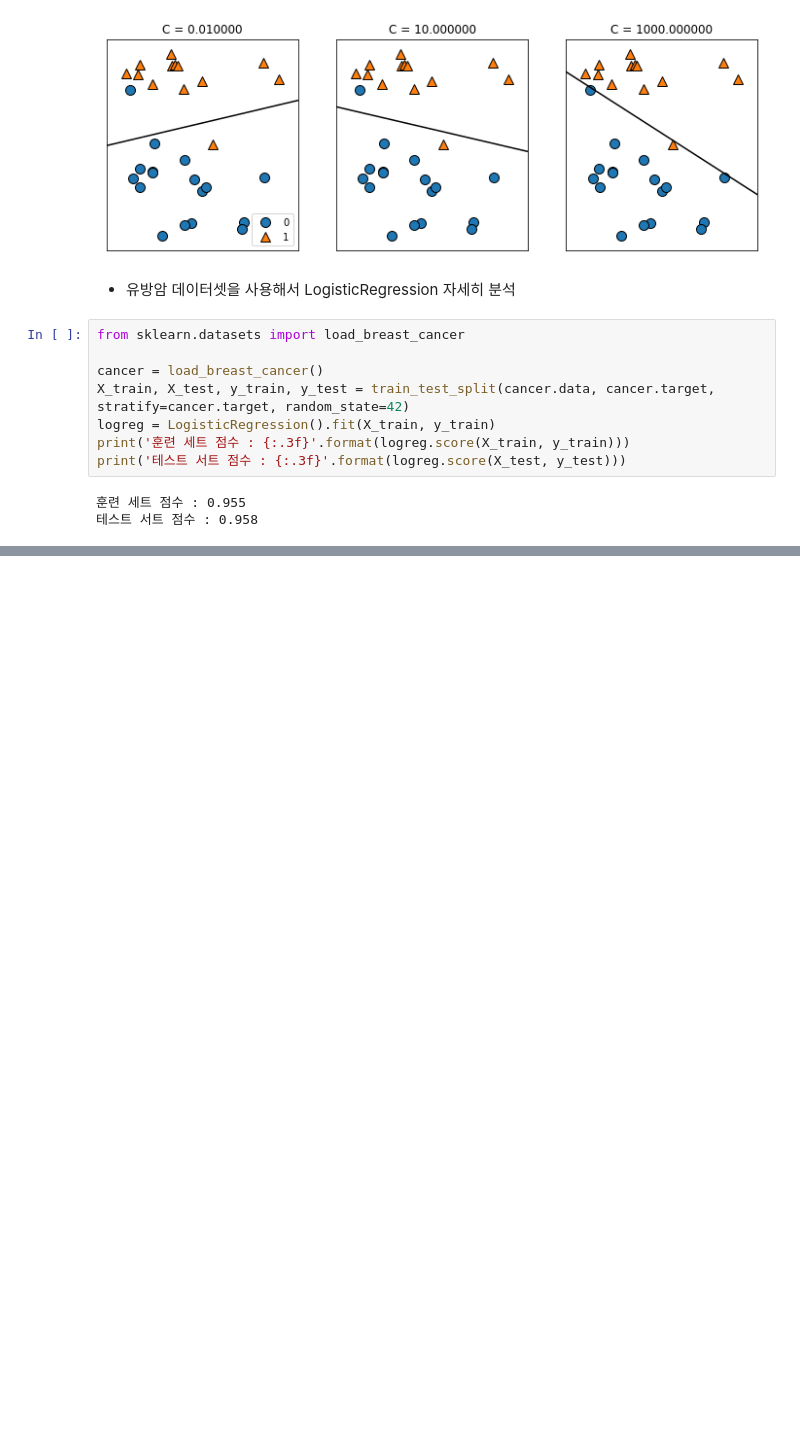
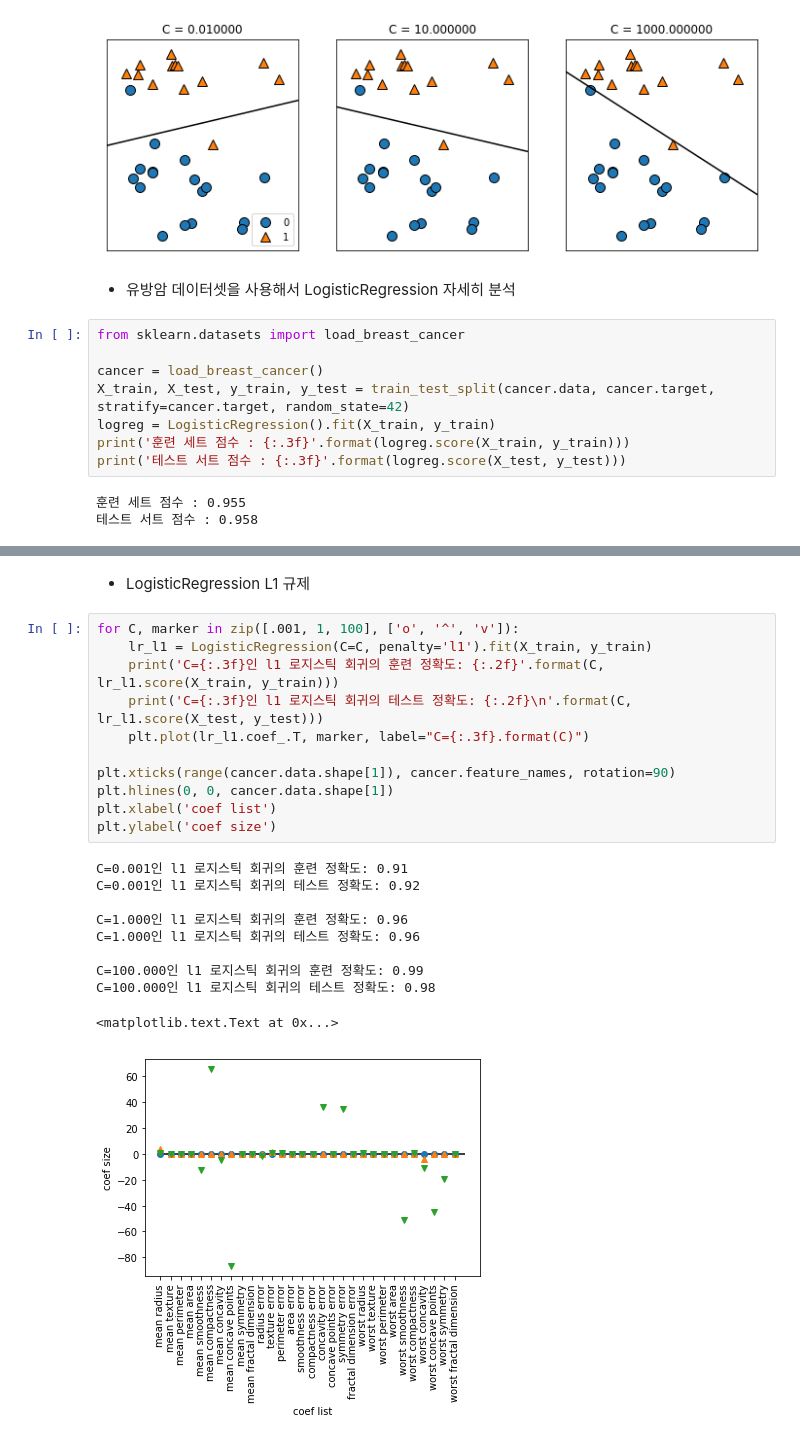
Before and after one commit to sooooner/ML_whit_python, a Jupyter notebook: ML_with_python_CH2_linear.ipynb, the cells around one changed output, grey strips where cells are left out. Saved outputs shown, nothing was run; the diff lists cells and outputs as text; blank space fills up the shorter version.

```diff
--- a/ML_with_python_CH2_linear.ipynb
+++ b/ML_with_python_CH2_linear.ipynb
@@ -234,0 +264,24 @@ print('테스트 서트 점수 : {:.3f}'.format(logreg.score(X_test, y_test)))
+# %% [markdown]
++ LogisticRegression L1 규제
+# %%
+for C, marker in zip([.001, 1, 100], ['o', '^', 'v']):
+    lr_l1 = LogisticRegression(C=C, penalty='l1').fit(X_train, y_train)
+    print('C={:.3f}인 l1 로지스틱 회귀의 훈련 정확도: {:.2f}'.format(C, lr_l1.score(X_train, y_train)))
+    print('C={:.3f}인 l1 로지스틱 회귀의 테스트 정확도: {:.2f}\n'.format(C, lr_l1.score(X_test, y_test)))
+    plt.plot(lr_l1.coef_.T, marker, label="C={:.3f}.format(C)")
+
+plt.xticks(range(cancer.data.shape[1]), cancer.feature_names, rotation=90)
+plt.hlines(0, 0, cancer.data.shape[1])
+plt.xlabel('coef list')
+plt.ylabel('coef size')
+# %% [output]
+C=0.001인 l1 로지스틱 회귀의 훈련 정확도: 0.91
+C=0.001인 l1 로지스틱 회귀의 테스트 정확도: 0.92
+
+C=1.000인 l1 로지스틱 회귀의 훈련 정확도: 0.96
+C=1.000인 l1 로지스틱 회귀의 테스트 정확도: 0.96
+
+C=100.000인 l1 로지스틱 회귀의 훈련 정확도: 0.99
+C=100.000인 l1 로지스틱 회귀의 테스트 정확도: 0.98
+<matplotlib.text.Text at 0x...>
+[figure, added]
```
Also changed, not shown: parts of 14 cells of this notebook.
